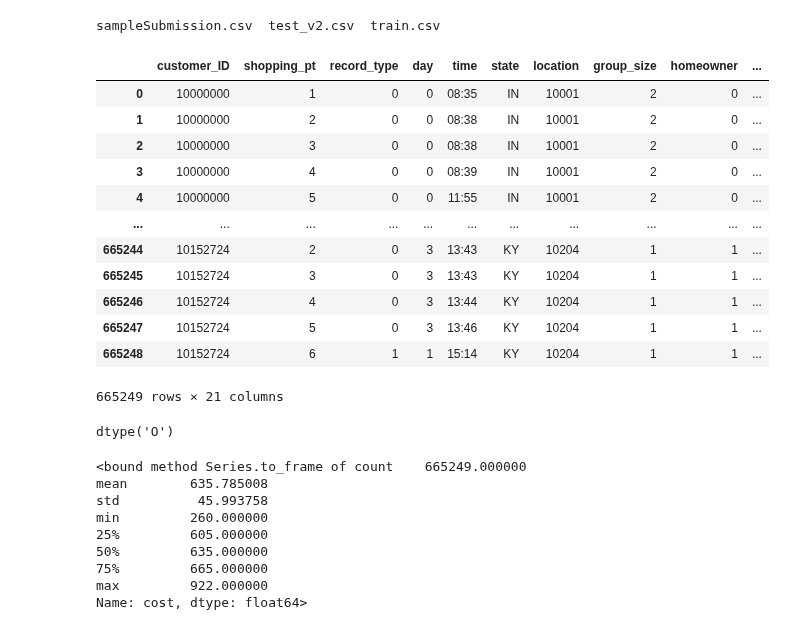
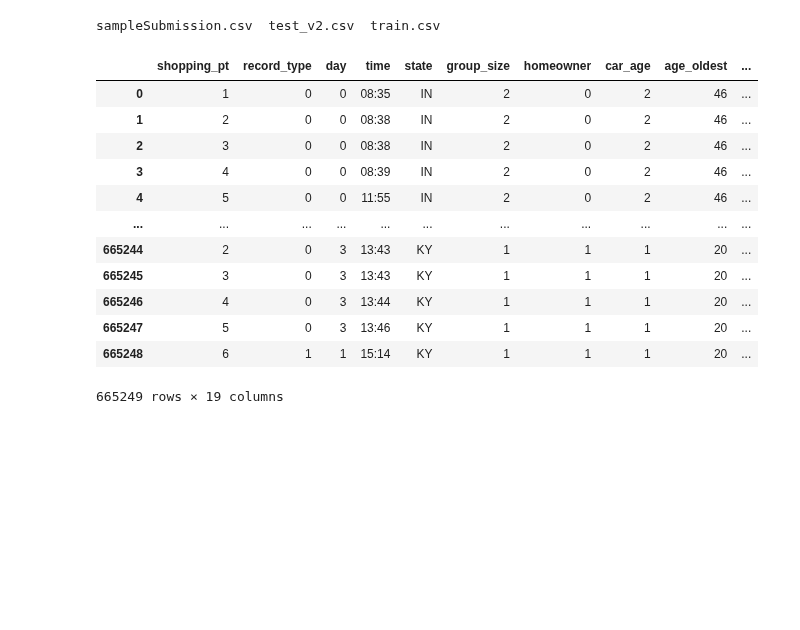
Before and after one commit to jdwatson08/Insurance_Purchase_Model, a Jupyter notebook: Insurance_Purchase_Model.ipynb, the cells around one changed output. Cells and saved outputs as stored; diff of their text form; code cells hidden in the pictures; blank space fills up the shorter version.

```diff
--- a/Insurance_Purchase_Model.ipynb
+++ b/Insurance_Purchase_Model.ipynb
@@ -61,34 +70,18 @@ train_data = wrangle('train.csv')
 test_data = wrangle('test_v2.csv')
-# %%
-train_data
-# %% [output]
-|  | customer_ID | shopping_pt | record_type | day | time | state | location | group_size | homeowner | ... |
-| 0 | 10000000 | 1 | 0 | 0 | 08:35 | IN | 10001 | 2 | 0 | ... |
-| 1 | 10000000 | 2 | 0 | 0 | 08:38 | IN | 10001 | 2 | 0 | ... |
-| 2 | 10000000 | 3 | 0 | 0 | 08:38 | IN | 10001 | 2 | 0 | ... |
-| 3 | 10000000 | 4 | 0 | 0 | 08:39 | IN | 10001 | 2 | 0 | ... |
-| 4 | 10000000 | 5 | 0 | 0 | 11:55 | IN | 10001 | 2 | 0 | ... |
-| ... | ... | ... | ... | ... | ... | ... | ... | ... | ... | ... |
-| 665244 | 10152724 | 2 | 0 | 3 | 13:43 | KY | 10204 | 1 | 1 | ... |
-| 665245 | 10152724 | 3 | 0 | 3 | 13:43 | KY | 10204 | 1 | 1 | ... |
-| 665246 | 10152724 | 4 | 0 | 3 | 13:44 | KY | 10204 | 1 | 1 | ... |
-| 665247 | 10152724 | 5 | 0 | 3 | 13:46 | KY | 10204 | 1 | 1 | ... |
-| 665248 | 10152724 | 6 | 1 | 1 | 15:14 | KY | 10204 | 1 | 1 | ... |
-665249 rows × 21 columns
-# %%
-train_data['time'].dtype
-# %% [output]
-dtype('O')
-# %%
-train_data['cost'].describe().to_frame
-# %% [output]
-<bound method Series.to_frame of count    665249.000000
-mean        635.785008
-std          45.993758
-min         260.000000
-25%         605.000000
-50%         635.000000
-75%         665.000000
-max         922.000000
-Name: cost, dtype: float64>
+# %%
+df
+# %% [output]
+|  | shopping_pt | record_type | day | time | state | group_size | homeowner | car_age | age_oldest | ... |
+| 0 | 1 | 0 | 0 | 08:35 | IN | 2 | 0 | 2 | 46 | ... |
+| 1 | 2 | 0 | 0 | 08:38 | IN | 2 | 0 | 2 | 46 | ... |
+| 2 | 3 | 0 | 0 | 08:38 | IN | 2 | 0 | 2 | 46 | ... |
+| 3 | 4 | 0 | 0 | 08:39 | IN | 2 | 0 | 2 | 46 | ... |
+| 4 | 5 | 0 | 0 | 11:55 | IN | 2 | 0 | 2 | 46 | ... |
+| ... | ... | ... | ... | ... | ... | ... | ... | ... | ... | ... |
+| 665244 | 2 | 0 | 3 | 13:43 | KY | 1 | 1 | 1 | 20 | ... |
+| 665245 | 3 | 0 | 3 | 13:43 | KY | 1 | 1 | 1 | 20 | ... |
+| 665246 | 4 | 0 | 3 | 13:44 | KY | 1 | 1 | 1 | 20 | ... |
+| 665247 | 5 | 0 | 3 | 13:46 | KY | 1 | 1 | 1 | 20 | ... |
+| 665248 | 6 | 1 | 1 | 15:14 | KY | 1 | 1 | 1 | 20 | ... |
+665249 rows × 19 columns
 # %%
```
Also changed, not shown: parts of 29 cells of this notebook.
